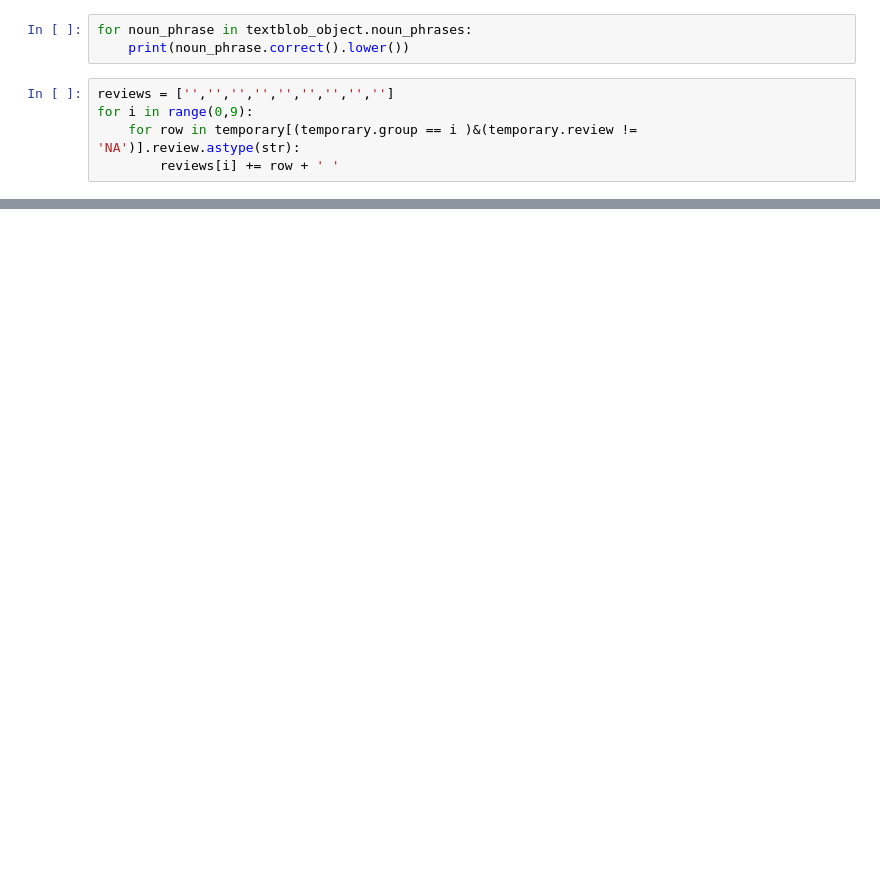
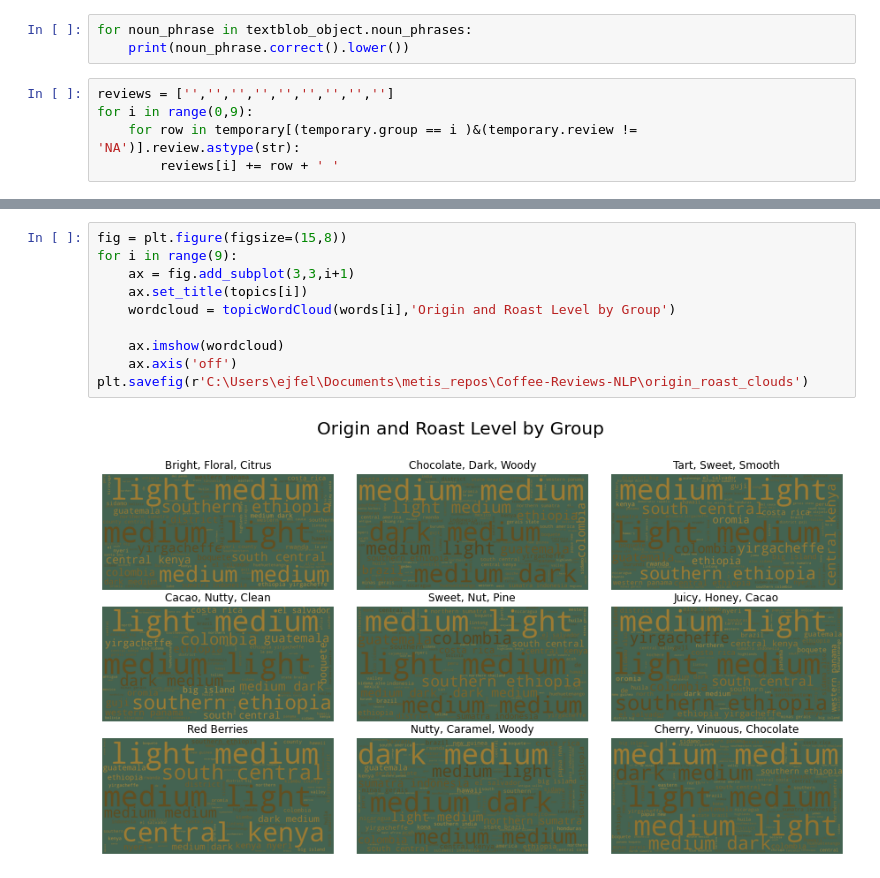
Before and after one commit to ejfeldman7/coffee-reviews-nlp, a Jupyter notebook: Notebooks/visualizations.ipynb, the cells around one changed output, grey strips where cells are left out. Saved outputs shown, nothing was run; the diff lists cells and outputs as text; blank space fills up the shorter version.

```diff
--- a/Notebooks/visualizations.ipynb
+++ b/Notebooks/visualizations.ipynb
@@ -227,0 +252,12 @@ for i in range(9):
+# %%
+fig = plt.figure(figsize=(15,8))
+for i in range(9):
+    ax = fig.add_subplot(3,3,i+1)
+    ax.set_title(topics[i])
+    wordcloud = topicWordCloud(words[i],'Origin and Roast Level by Group')
+
+    ax.imshow(wordcloud)
+    ax.axis('off')
+plt.savefig(r'C:\Users\ejfel\Documents\metis_repos\Coffee-Reviews-NLP\origin_roast_clouds')
+# %% [output]
+[figure, added]
```
Also changed, not shown: parts of 18 cells of this notebook, 16 other files.
